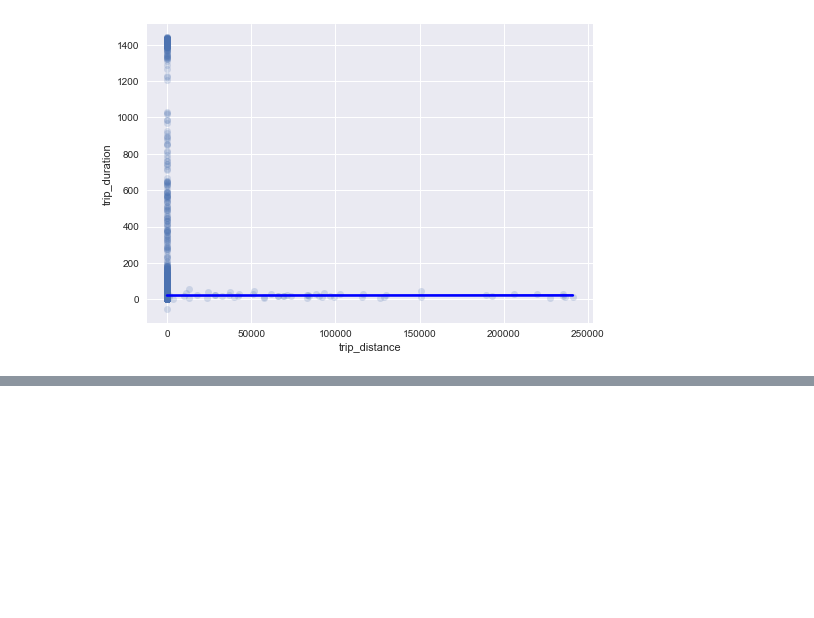
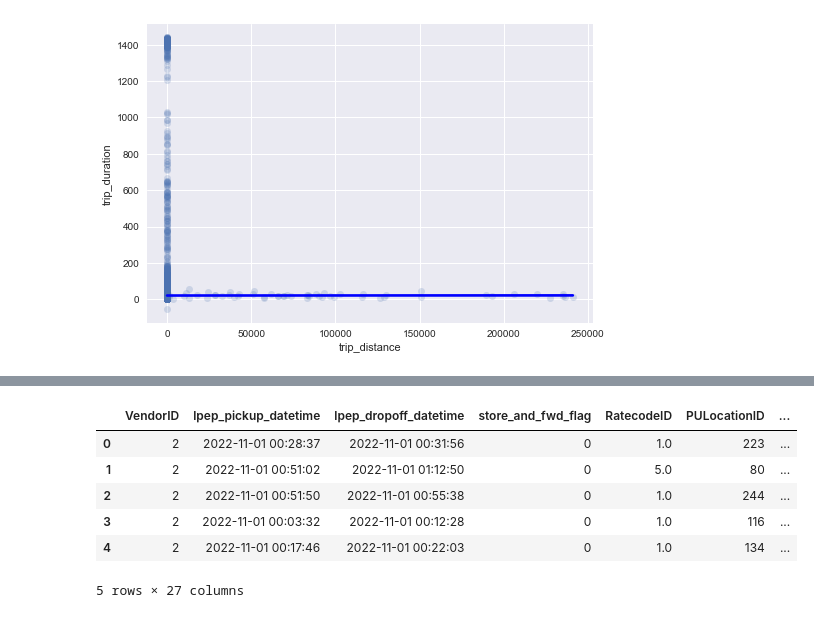
Before and after one commit to abideen-olawuwo/nyc-taxi, a Jupyter notebook: nyc_taxi.ipynb, the cells around one changed output, grey strips where cells are left out. Drawn from its saved outputs; the diff is of its cells as text; code cells hidden in the pictures; blank space fills up the shorter version.

```diff
--- a/nyc_taxi.ipynb
+++ b/nyc_taxi.ipynb
@@ -365,4 +365,5 @@ Lb = LabelEncoder()
 # %%
 df['store_and_fwd_flag']  = Lb.fit_transform(df['store_and_fwd_flag'])
 df['ehail_fee']  = Lb.fit_transform(df['ehail_fee'])
+df['weekday']  = Lb.fit_transform(df['weekday'])
 # %%
@@ -370,3 +389,15 @@ df.dtyo
+# %%
+df.drop('year', axis=1, inplace=True)
+# %%
+df.head()
+# %% [output]
+|  | VendorID | lpep_pickup_datetime | lpep_dropoff_datetime | store_and_fwd_flag | RatecodeID | PULocationID | ... |
+| 0 | 2 | 2022-11-01 00:28:37 | 2022-11-01 00:31:56 | 0 | 1.0 | 223 | ... |
+| 1 | 2 | 2022-11-01 00:51:02 | 2022-11-01 01:12:50 | 0 | 5.0 | 80 | ... |
+| 2 | 2 | 2022-11-01 00:51:50 | 2022-11-01 00:55:38 | 0 | 1.0 | 244 | ... |
+| 3 | 2 | 2022-11-01 00:03:32 | 2022-11-01 00:12:28 | 0 | 1.0 | 116 | ... |
+| 4 | 2 | 2022-11-01 00:17:46 | 2022-11-01 00:22:03 | 0 | 1.0 | 134 | ... |
+5 rows × 27 columns
 # %%
 df["store_and_fwd_flag"]=df["store_and_fwd_flag"].fillna(df["store_and_fwd_flag"].median())
 df["RatecodeID"]=df["RatecodeID"].fillna(df["RatecodeID"].median())
```
Also changed, not shown: parts of 3 cells of this notebook.
